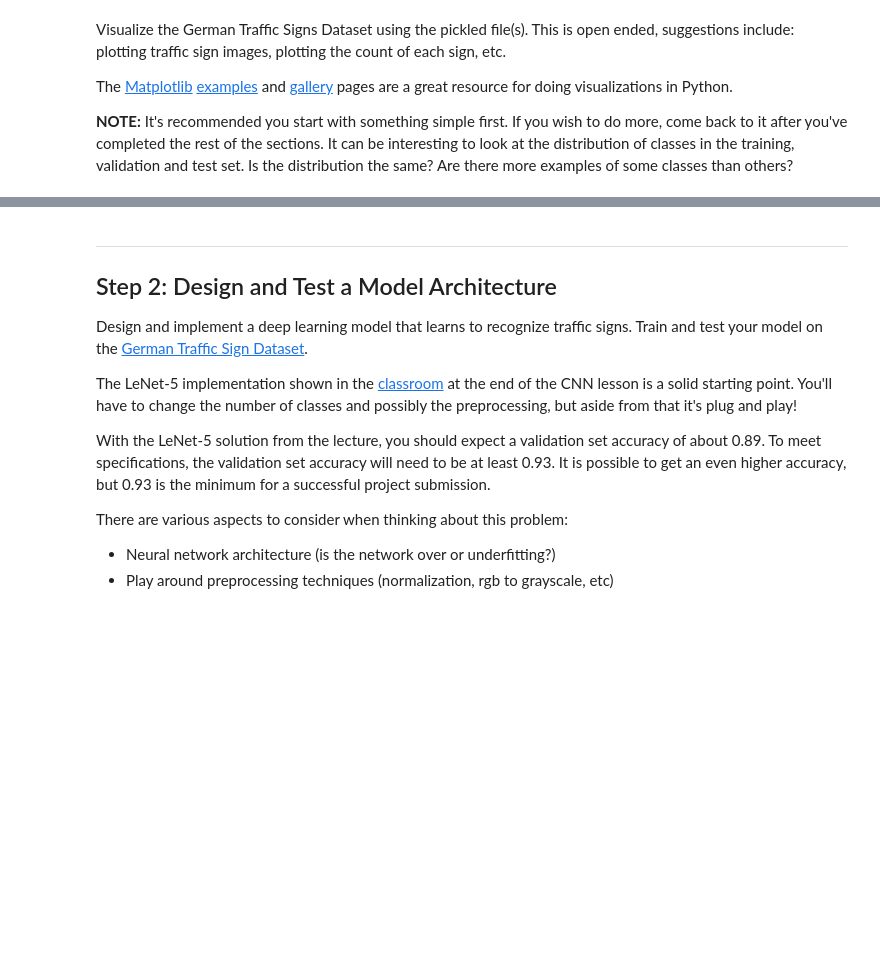
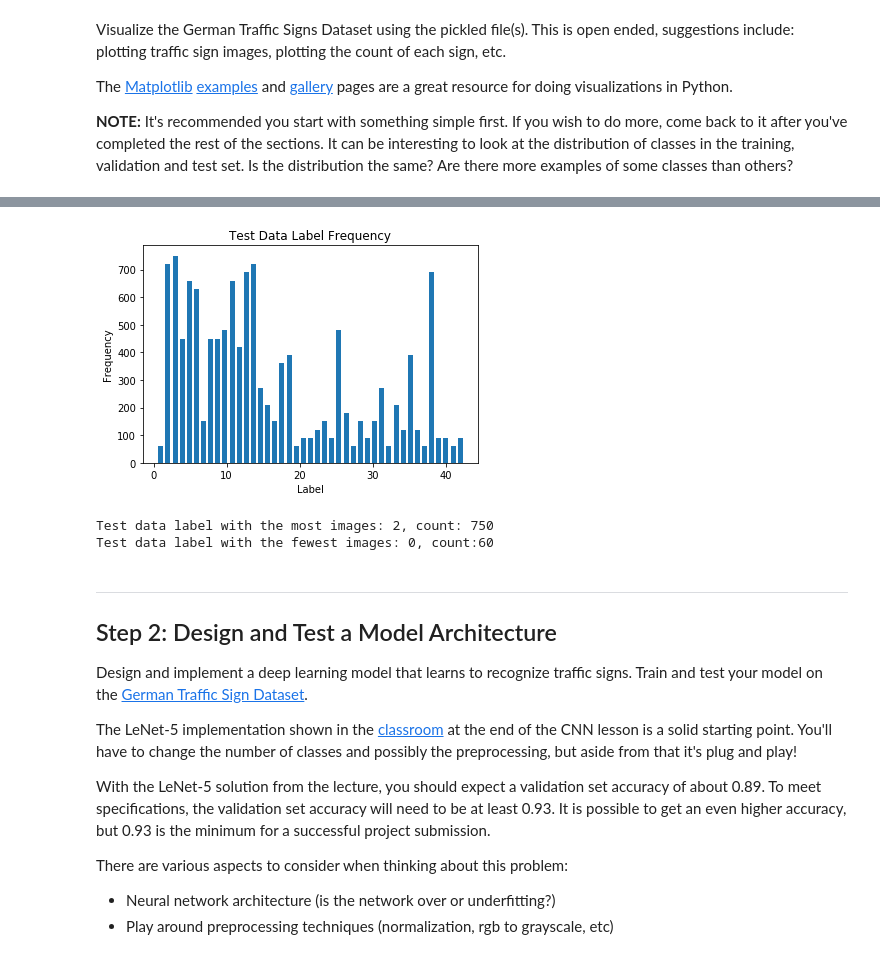
Before and after one commit to JJMats/traffic_sign_classifier, a Jupyter notebook: Traffic_Sign_Classifier.ipynb, the cells around one changed output, grey strips where cells are left out. Cells and saved outputs as stored; diff of their text form; code cells hidden in the pictures; blank space fills up the shorter version.

```diff
--- a/Traffic_Sign_Classifier.ipynb
+++ b/Traffic_Sign_Classifier.ipynb
@@ -126,3 +197,23 @@ Label: 23
+# %%
+# Plot a histogram of the frequency of each label in the test data set
+fig, ax = plt.subplots()
+hist3, bins = np.histogram(y_test, bins=n_classes)
+width = 0.7*(bins[1] - bins[0])
+center = (bins[:1] + bins[1:])
+plt.bar(center, hist3, align='center', width=width)
+plt.title("Test Data Label Frequency")
+plt.xlabel("Label")
+plt.ylabel("Frequency")
+plt.show()
+fig.savefig("output_images/test_data_hist.png")
+
+#Display minimum and maximum labels
+print("Test data label with the most images: {}, count: {}".format(np.argmax(hist3), np.max(hist3)))
+print("Test data label with the fewest images: {}, count:{}".format(np.argmin(hist3), np.min(hist3)))
+# %% [output]
+[figure, added]
+Test data label with the most images: 2, count: 750
+Test data label with the fewest images: 0, count:60
 # %% [markdown]
 ----
 
```
Also changed, not shown: parts of 23 cells of this notebook, 27 other files.
